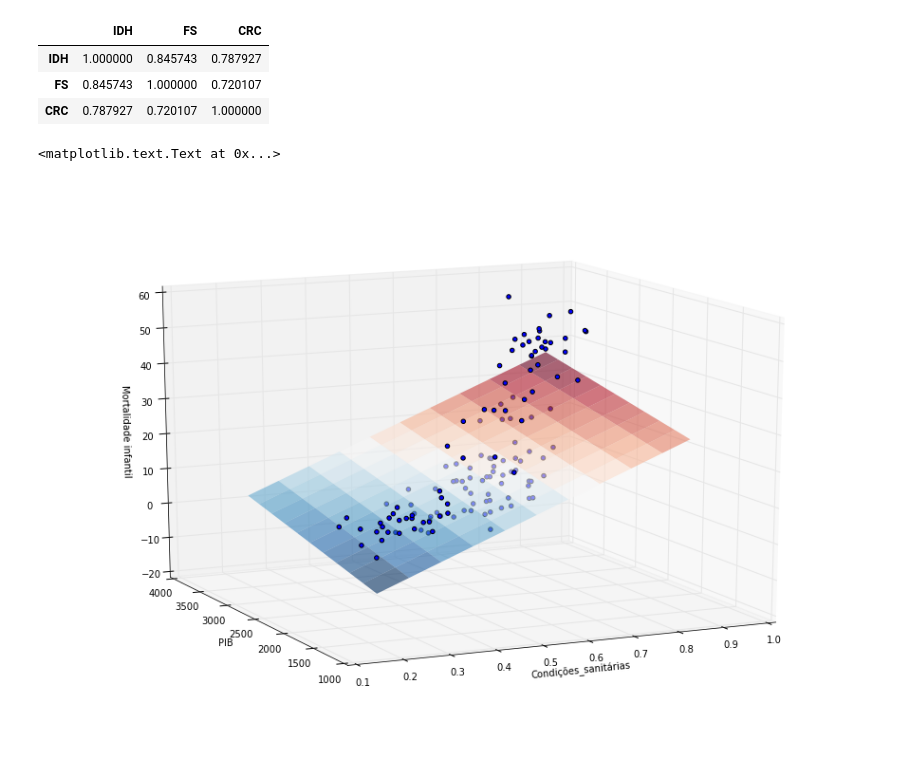
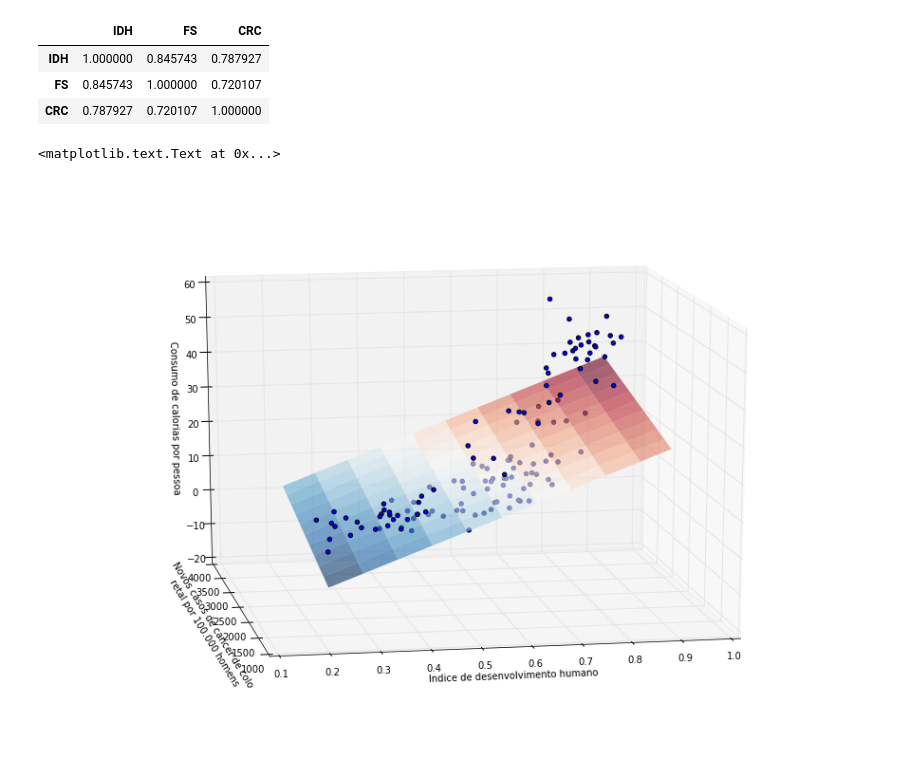
Before and after one commit to felipegiorgi/CD1S17, a Jupyter notebook: Projeto 5/Etapa 3/Projeto 5 - Entrega 3.ipynb, the cells around one changed output. Drawn from its saved outputs; the diff is of its cells as text; code cells hidden in the pictures.

```diff
--- a/Projeto 5/Etapa 3/Projeto 5 - Entrega 3.ipynb
+++ b/Projeto 5/Etapa 3/Projeto 5 - Entrega 3.ipynb
@@ -101,29 +101,29 @@ data.corr(method='pearson')
 # %%
 X = data[['IDH', 'FS']]
 y = data['CRC']
 
 X = sm1.add_constant(X)
 est = sm1.OLS(y, X).fit()
 
 x1, x2 = np.meshgrid(np.linspace(X.IDH.min(), X.IDH.max(), 100), np.linspace(X.FS.min(), X.FS.max(), 100))
 
 y_chapeu = est.params[0] + est.params[1] * x1 + est.params[2] * x2
 
 fig = plt.figure(figsize=(12, 8))
-ax = Axes3D(fig, azim=-115, elev=15)
+ax = Axes3D(fig, azim=-100, elev=15)
 
 surf = ax.plot_surface(x1, x2, y_chapeu, cmap=plt.cm.RdBu_r, alpha=0.6, linewidth=0)
 
 resid = y - est.predict(X)
 ax.scatter(X[resid >= 0].IDH, X[resid >= 0].FS, y[resid >= 0], color='black', alpha=1.0, facecolor='white')
 ax.scatter(X[resid < 0].IDH, X[resid < 0].FS, y[resid < 0], color='black', alpha=1.0)
 
-ax.set_xlabel('Condições_sanitárias')
-ax.set_ylabel('PIB')
-ax.set_zlabel('Mortalidade infantil')
+ax.set_xlabel('Indice de desenvolvimento humano')
+ax.set_ylabel('Novos casos de cancer de colo \n retal por 100.000 homens')
+ax.set_zlabel('Consumo de calorias por pessoa')
 # %% [output]
 <matplotlib.text.Text at 0x...>
-[figure, old version]
+[figure, new version]
 # %%
 y = data.CRC
 X["log_FS"] = np.log(data.FS)
```
Also changed, not shown: parts of 3 cells of this notebook.
